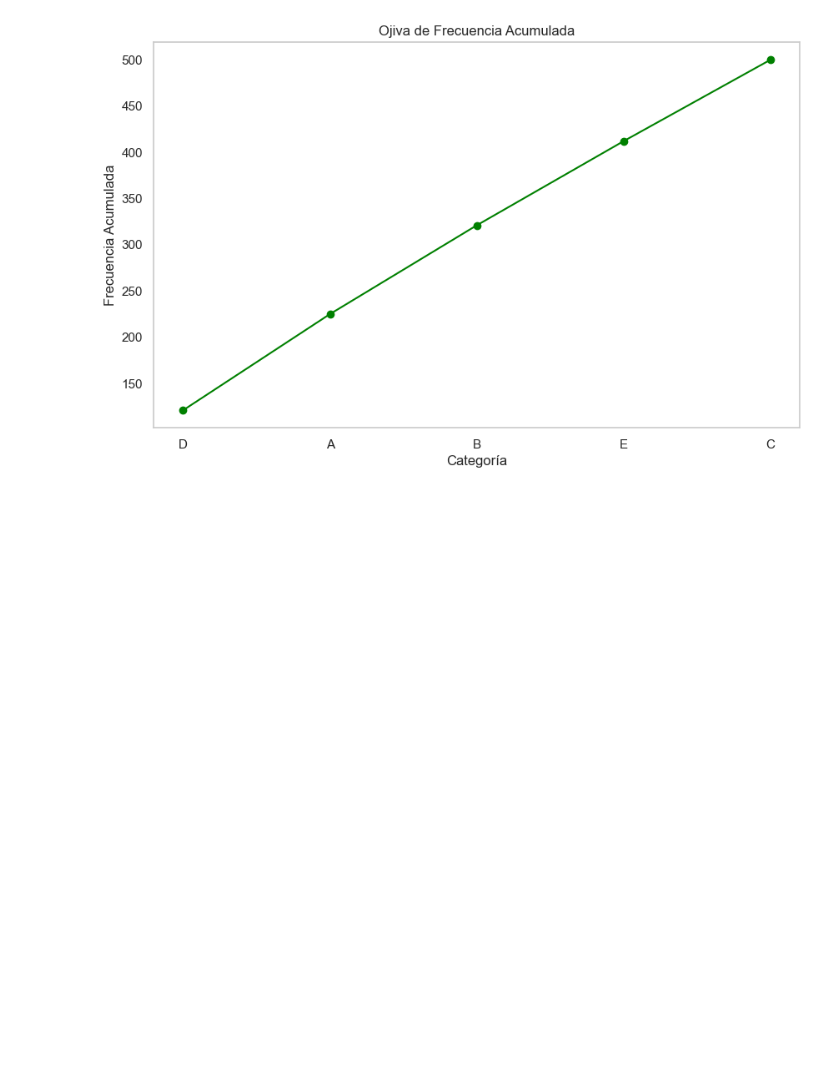
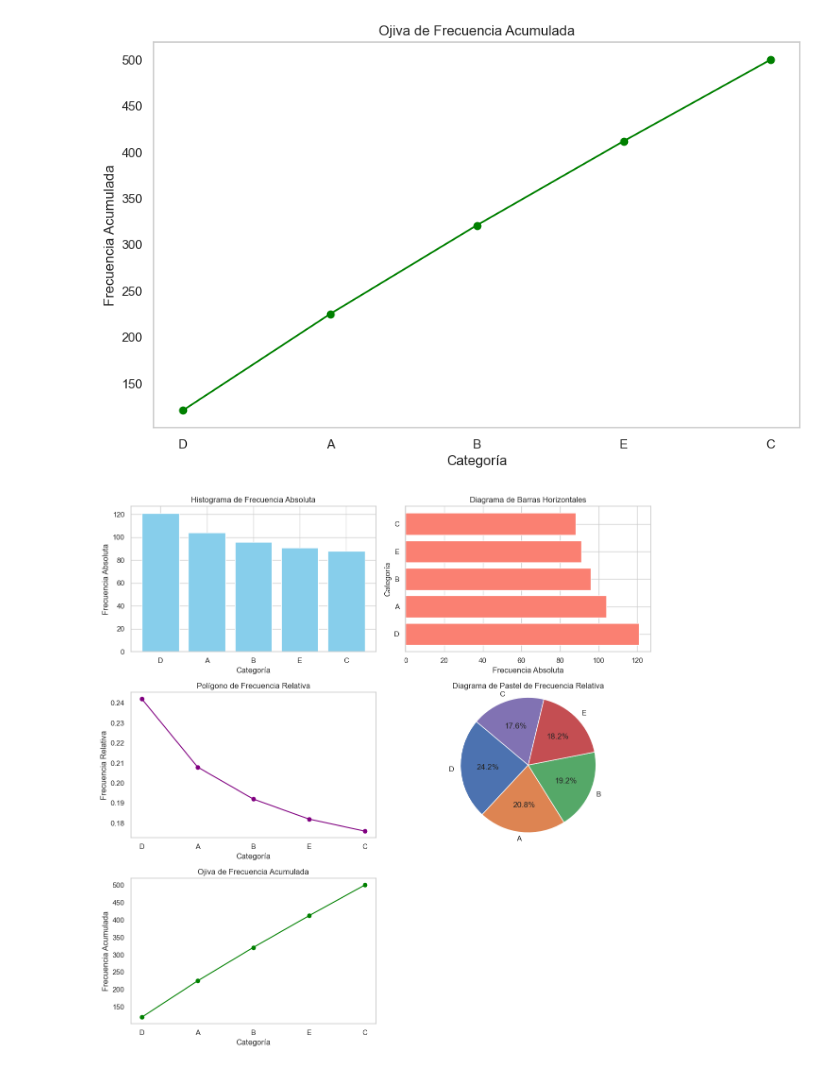
Before and after one commit to Jaz22-hub/Tablas_Frecuencia, a Jupyter notebook: Cristobal_Tabla_Cualitativa.ipynb, the cells around one changed output. Cells and saved outputs as stored; diff of their text form; code cells hidden in the pictures; blank space fills up the shorter version.

```diff
--- a/Cristobal_Tabla_Cualitativa.ipynb
+++ b/Cristobal_Tabla_Cualitativa.ipynb
@@ -104,3 +104,72 @@ plt.show()
 [figure]
 [figure]
 [figure]
+# %%
+import pandas as pd
+import numpy as np
+import matplotlib.pyplot as plt
+import seaborn as sns
+
+# Generar 500 datos cualitativos aleatorios
+np.random.seed(0)  # Para reproducibilidad
+data = np.random.choice(['A', 'B', 'C', 'D', 'E'], size=500)
+
+# Crear un DataFrame
+df = pd.DataFrame(data, columns=['Categoria'])
+
+# Calcular la frecuencia absoluta
+frecuencia_absoluta = df['Categoria'].value_counts().reset_index()
+frecuencia_absoluta.columns = ['Categoria', 'Frecuencia Absoluta']
+
+# Calcular la frecuencia relativa
+frecuencia_absoluta['Frecuencia Relativa'] = frecuencia_absoluta['Frecuencia Absoluta'] / 500
+
+# Calcular la frecuencia acumulada
+frecuencia_absoluta['Frecuencia Acumulada'] = frecuencia_absoluta['Frecuencia Absoluta'].cumsum()
+
+# Configuración de estilo
+sns.set(style="whitegrid")
+
+# Crear una figura con subgráficas
+fig, axs = plt.subplots(3, 2, figsize=(12, 12))
+fig.subplots_adjust(hspace=0.3)  # Ajustar el espacio vertical entre las subgráficas
+
+# Gráfica de frecuencia absoluta - Histograma
+axs[0, 0].bar(frecuencia_absoluta['Categoria'], frecuencia_absoluta['Frecuencia Absoluta'], color='skyblue')
+axs[0, 0].set_title('Histograma de Frecuencia Absoluta')
+axs[0, 0].set_xlabel('Categoría')
+axs[0, 0].set_ylabel('Frecuencia Absoluta')
+
+# Gráfica de frecuencia absoluta - Diagrama de barras horizontales
+axs[0, 1].barh(frecuencia_absoluta['Categoria'], frecuencia_absoluta['Frecuencia Absoluta'], color='salmon')
+axs[0, 1].set_title('Diagrama de Barras Horizontales')
+axs[0, 1].set_xlabel('Frecuencia Absoluta')
+axs[0, 1].set_ylabel('Categoría')
+
+# Gráfica de frecuencia relativa - Polígono de frecuencia
+axs[1, 0].plot(frecuencia_absoluta['Categoria'], frecuencia_absoluta['Frecuencia Relativa'], marker='o', color='purple')
+axs[1, 0].set_title('Polígono de Frecuencia Relativa')
+axs[1, 0].set_xlabel('Categoría')
+axs[1, 0].set_ylabel('Frecuencia Relativa')
+axs[1, 0].grid()
+
+# Gráfica de frecuencia relativa - Diagrama de pastel
+axs[1, 1].pie(frecuencia_absoluta['Frecuencia Relativa'], labels=frecuencia_absoluta['Categoria'], autopct='%1.1f%%', startangle=140)
+axs[1, 1].set_title('Diagrama de Pastel de Frecuencia Relativa')
+axs[1, 1].axis('equal')  # Para que el pastel sea circular
+
+# Gráfica de frecuencia acumulada - Ojiva
+axs[2, 0].plot(frecuencia_absoluta['Categoria'], frecuencia_absoluta['Frecuencia Acumulada'], marker='o', color='green')
+axs[2, 0].set_title('Ojiva de Frecuencia Acumulada')
+axs[2, 0].set_xlabel('Categoría')
+axs[2, 0].set_ylabel('Frecuencia Acumulada')
+axs[2, 0].grid()
+
+# Ocultar el último subplot vacío
+axs[2, 1].axis('off')
+
+# Mostrar las gráficas
+plt.tight_layout()
+plt.show()
+# %% [output]
+[figure, added]
```
